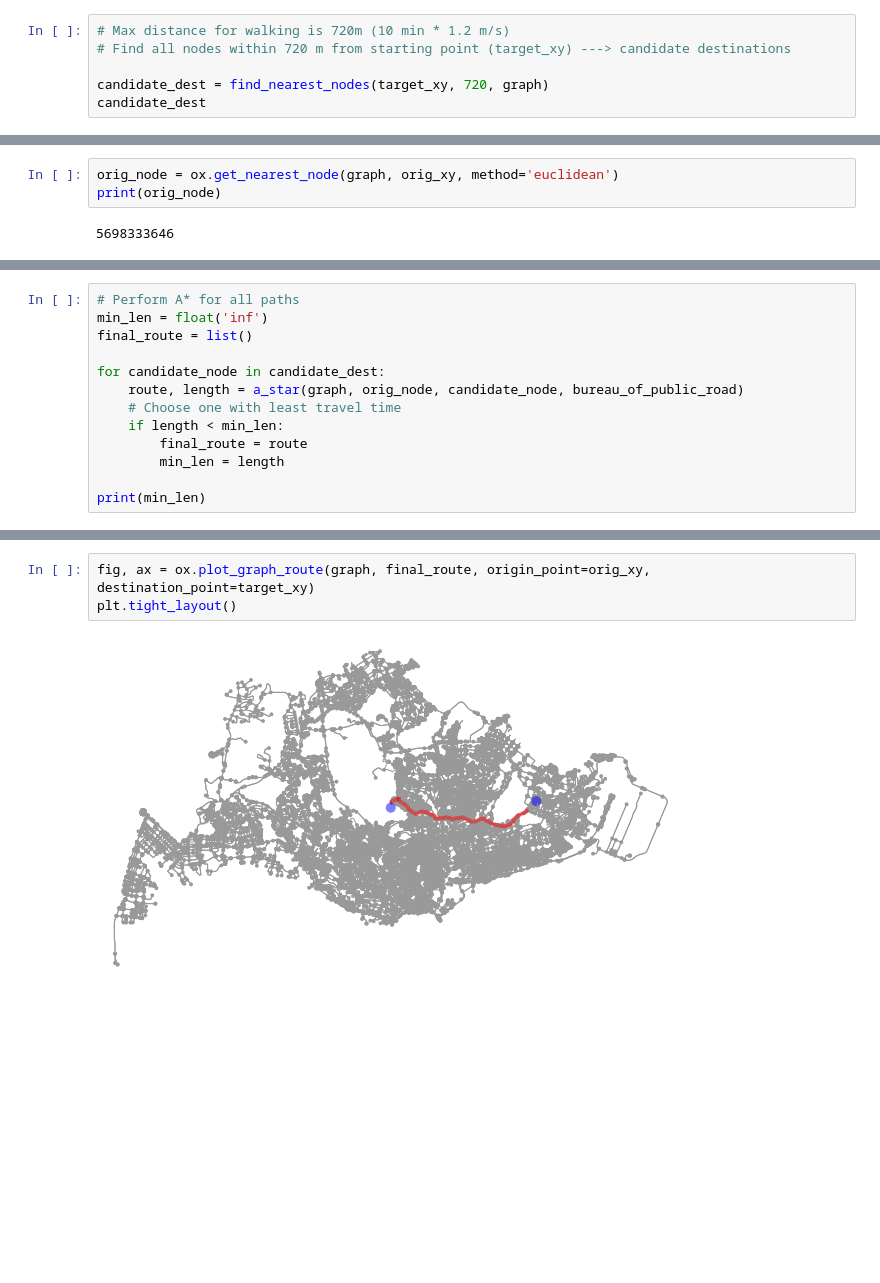
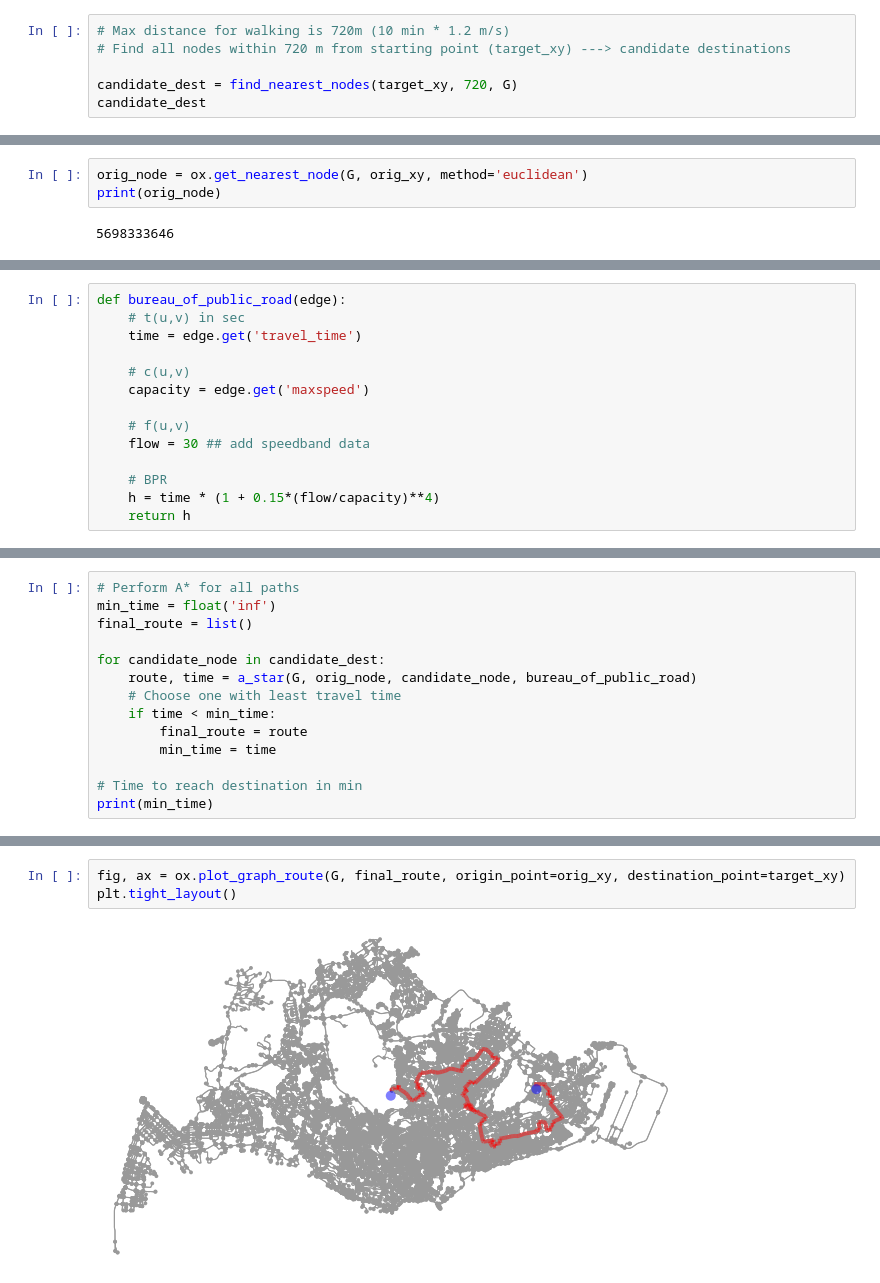
Before and after one commit to OrionStar25/Multi-Class-Fleet-Congestion-Management-for-AMoD-systems, a Jupyter notebook: Open Street Maps/Congestion-aware routing using A*.ipynb, the cells around one changed output, grey strips where cells are left out. Cells and saved outputs as stored; diff of their text form; blank space fills up the shorter version.

Commit message:
Integrate speed band dataset with OSM edges

```diff
--- a/Open Street Maps/Congestion-aware routing using A*.ipynb
+++ b/Open Street Maps/Congestion-aware routing using A*.ipynb
@@ -121,7 +227,7 @@ def find_nearest_nodes(source, dist, G):
 # Max distance for walking is 720m (10 min * 1.2 m/s)
 # Find all nodes within 720 m from starting point (target_xy) ---> candidate destinations
 
-candidate_dest = find_nearest_nodes(target_xy, 720, graph)
+candidate_dest = find_nearest_nodes(target_xy, 720, G)
 candidate_dest
 # %% [output]
 [1820000257,
@@ -142,7 +248,7 @@ candidate_dest
  5175554810,
  386353915]
 # %%
-orig_node = ox.get_nearest_node(graph, orig_xy, method='euclidean')
+orig_node = ox.get_nearest_node(G, orig_xy, method='euclidean')
 print(orig_node)
 # %% [output]
 5698333646
@@ -169,3 +255,17 @@ def bureau_of_public_road(source, w):
+# %%
+def bureau_of_public_road(edge):
+    # t(u,v) in sec
+    time = edge.get('travel_time')
+
+    # c(u,v)
+    capacity = edge.get('maxspeed')
+
+    # f(u,v)
+    flow = 30 ## add speedband data
+
+    # BPR
+    h = time * (1 + 0.15*(flow/capacity)**4)
+    return h
 # %%
 """
 Returns a list of nodes in a shortest path between source and target
@@ -246,15 +351,16 @@ def a_star(G, source, target, heuristic=None, weight='length'):
     raise nx.NetworkXNoPath("Node %s not reachable from %s" % (target, source))
 # %%
 # Perform A* for all paths
-min_len = float('inf')
+min_time = float('inf')
 final_route = list()
 
 for candidate_node in candidate_dest:
-    route, length = a_star(graph, orig_node, candidate_node, bureau_of_public_road)
+    route, time = a_star(G, orig_node, candidate_node, bureau_of_public_road)
     # Choose one with least travel time
-    if length < min_len:
+    if time < min_time:
         final_route = route
-        min_len = length
+        min_time = time
 
-print(min_len)
+# Time to reach destination in min
+print(min_time)
 # %% [output]
@@ -262,6 +368,6 @@ print(min_len)
 # %%
-fig, ax = ox.plot_graph_route(graph, final_route, origin_point=orig_xy, destination_point=target_xy)
+fig, ax = ox.plot_graph_route(G, final_route, origin_point=orig_xy, destination_point=target_xy)
 plt.tight_layout()
 # %% [output]
-[figure, old version]
+[figure, new version]
 <Figure size 432x288 with 0 Axes>
```
Also changed, not shown: parts of 16 cells of this notebook, 1 other file.
